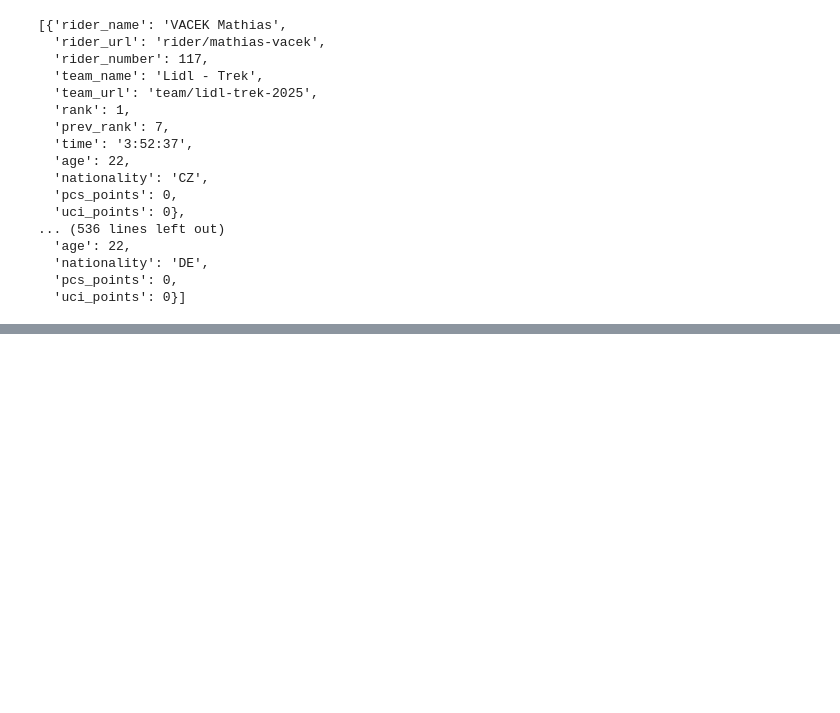
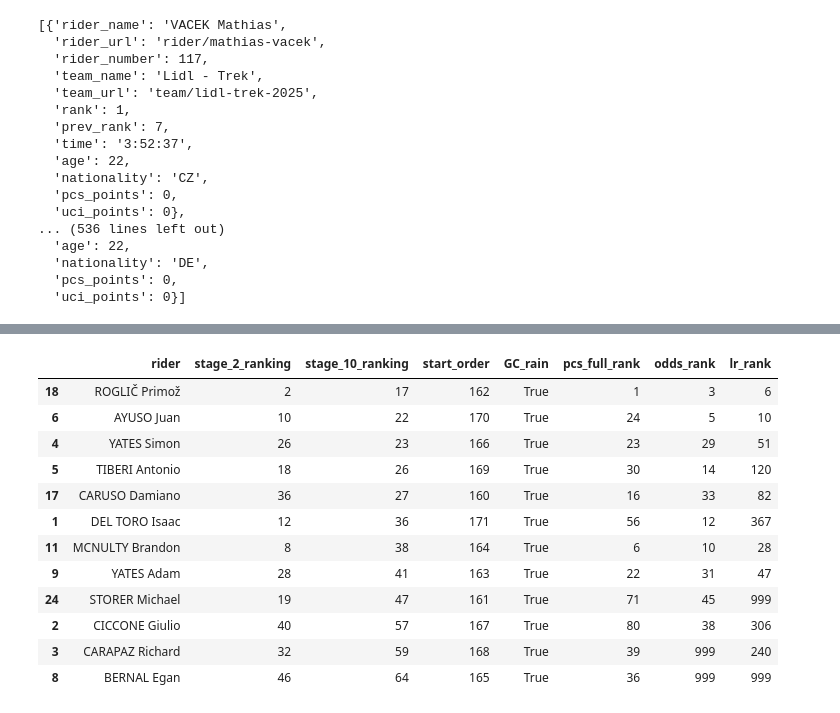
Before and after one commit to jlb112/pro-cycling-analysis, a Jupyter notebook: services/analysis/giro_tt/giro_2025_tt_performance.ipynb, the cells around one changed output, grey strips where cells are left out. Drawn from its saved outputs; the diff is of its cells as text; code cells hidden in the pictures; blank space fills up the shorter version.

```diff
--- a/services/analysis/giro_tt/giro_2025_tt_performance.ipynb
+++ b/services/analysis/giro_tt/giro_2025_tt_performance.ipynb
@@ -452,0 +485,20 @@ merged["lr_dense_rank"] = ranks.astype("Int64")
+# %%
+## SEPARATE GC AND NON GC, DO ALL THREE
+merged_gc = merged[merged['GC_rain']==True]
+merged_non_gc = merged[merged['GC_rain']==False]
+# %%
+merged_gc
+# %% [output]
+|  | rider | stage_2_ranking | stage_10_ranking | start_order | GC_rain | pcs_full_rank | odds_rank | lr_rank |
+| 18 | ROGLIČ Primož | 2 | 17 | 162 | True | 1 | 3 | 6 |
+| 6 | AYUSO Juan | 10 | 22 | 170 | True | 24 | 5 | 10 |
+| 4 | YATES Simon | 26 | 23 | 166 | True | 23 | 29 | 51 |
+| 5 | TIBERI Antonio | 18 | 26 | 169 | True | 30 | 14 | 120 |
+| 17 | CARUSO Damiano | 36 | 27 | 160 | True | 16 | 33 | 82 |
+| 1 | DEL TORO Isaac | 12 | 36 | 171 | True | 56 | 12 | 367 |
+| 11 | MCNULTY Brandon | 8 | 38 | 164 | True | 6 | 10 | 28 |
+| 9 | YATES Adam | 28 | 41 | 163 | True | 22 | 31 | 47 |
+| 24 | STORER Michael | 19 | 47 | 161 | True | 71 | 45 | 999 |
+| 2 | CICCONE Giulio | 40 | 57 | 167 | True | 80 | 38 | 306 |
+| 3 | CARAPAZ Richard | 32 | 59 | 168 | True | 39 | 999 | 240 |
+| 8 | BERNAL Egan | 46 | 64 | 165 | True | 36 | 999 | 999 |
```
Also changed, not shown: parts of 42 cells of this notebook.
